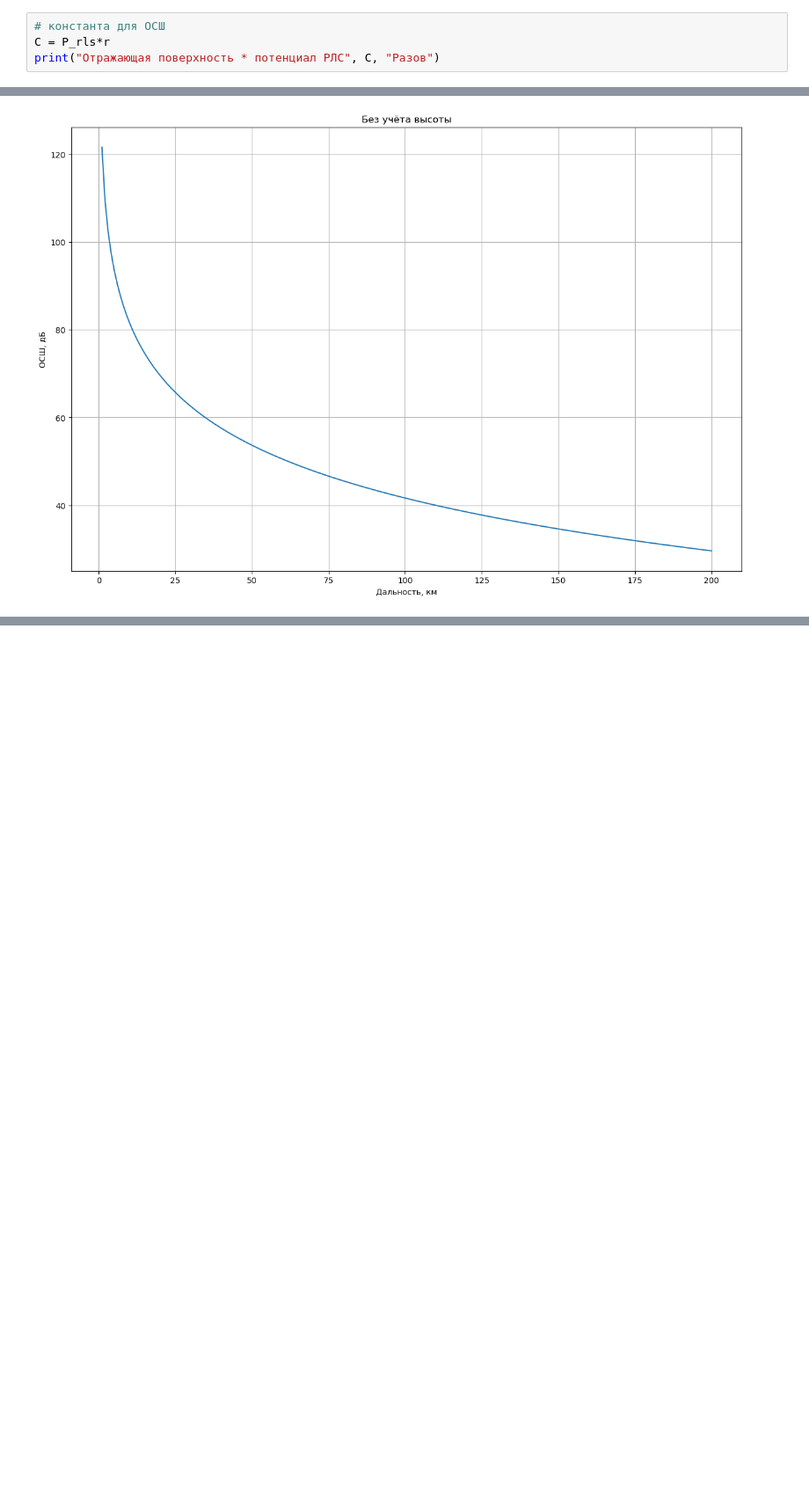
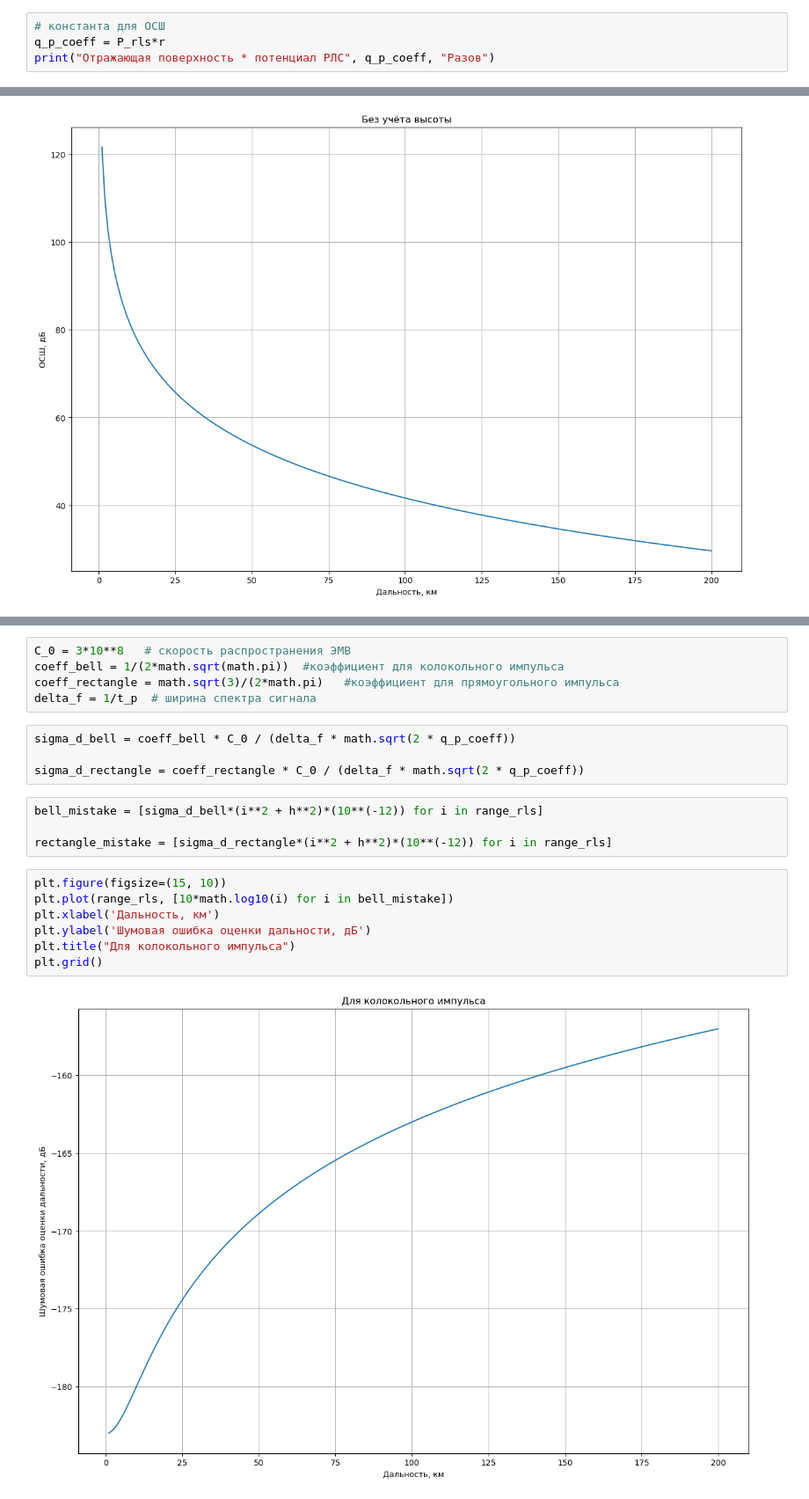
Before and after one commit to Rabotah/Diplom, a Jupyter notebook: OSH.ipynb, the cells around one changed output, grey strips where cells are left out. Shown at 88% size. Saved outputs shown, nothing was run; the diff lists cells and outputs as text; blank space fills up the shorter version.

```diff
--- a/OSH.ipynb
+++ b/OSH.ipynb
@@ -64,8 +64,8 @@ print("Потенциал РЛС", P_rls)
 Потенциал РЛС 2.9128671071175784e+22
 # %%
 # константа для ОСШ
-C = P_rls*r
-print("Отражающая поверхность * потенциал РЛС", C, "Разов")
+q_p_coeff = P_rls*r
+print("Отражающая поверхность * потенциал РЛС", q_p_coeff, "Разов")
 # %% [output]
 Отражающая поверхность * потенциал РЛС 1.4564335535587892e+24 Разов
 # %%
@@ -97,0 +104,22 @@ plt.grid()
+# %%
+C_0 = 3*10**8   # скорость распространения ЭМВ
+coeff_bell = 1/(2*math.sqrt(math.pi))  #коэффициент для колокольного импульса
+coeff_rectangle = math.sqrt(3)/(2*math.pi)   #коэффициент для прямоугольного импульса
+delta_f = 1/t_p  # ширина спектра сигнала
+# %%
+sigma_d_bell = coeff_bell * C_0 / (delta_f * math.sqrt(2 * q_p_coeff))
+
+sigma_d_rectangle = coeff_rectangle * C_0 / (delta_f * math.sqrt(2 * q_p_coeff))
+# %%
+bell_mistake = [sigma_d_bell*(i**2 + h**2)*(10**(-12)) for i in range_rls]
+
+rectangle_mistake = [sigma_d_rectangle*(i**2 + h**2)*(10**(-12)) for i in range_rls]
+# %%
+plt.figure(figsize=(15, 10))
+plt.plot(range_rls, [10*math.log10(i) for i in bell_mistake])
+plt.xlabel('Дальность, км')
+plt.ylabel('Шумовая ошибка оценки дальности, дБ')
+plt.title("Для колокольного импульса")
+plt.grid()
+# %% [output]
+[figure, added]
```
Also changed, not shown: parts of 13 cells of this notebook.
